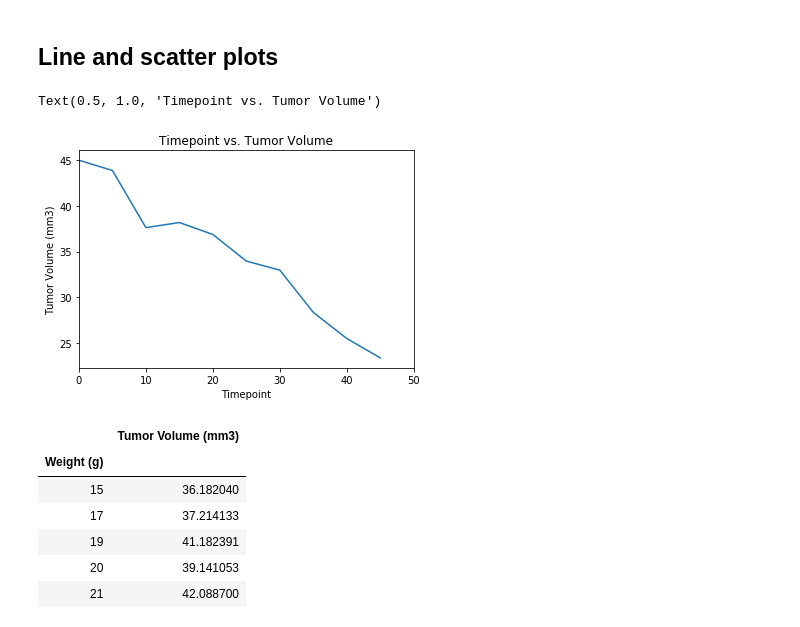
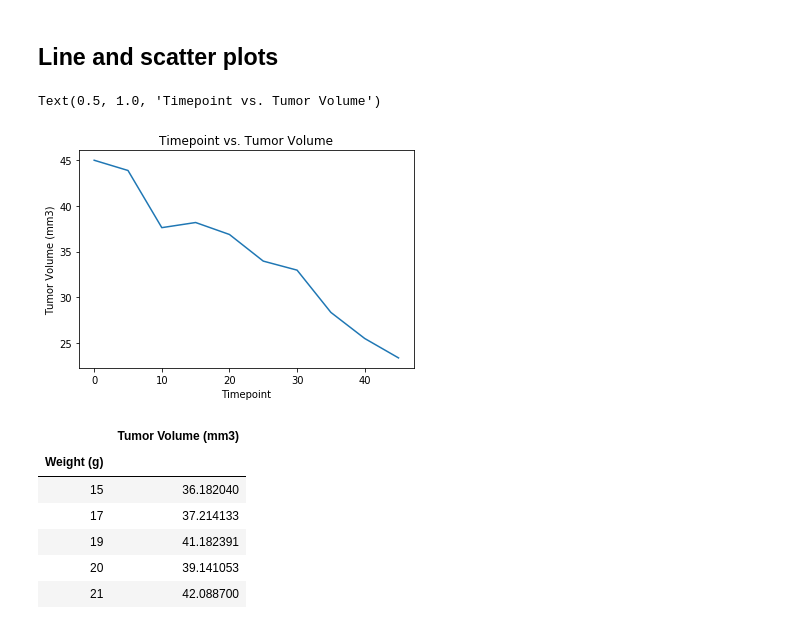
Before and after one commit to djbailey20/Homework, a Jupyter notebook: Week 5/Pymaceuticals/pymaceuticals_starter.ipynb, the cells around one changed output. Saved outputs shown, nothing was run; the diff lists cells and outputs as text; code cells hidden in the pictures.

```diff
--- a/Week 5/Pymaceuticals/pymaceuticals_starter.ipynb
+++ b/Week 5/Pymaceuticals/pymaceuticals_starter.ipynb
@@ -172,15 +181,15 @@ ax.set_xticklabels(boxes.keys())
 # %%
 # Generate a line plot of time point versus tumor volume for a mouse treated with Capomulin
 capomulin=fulldata.loc[(fulldata["Drug Regimen"]=="Capomulin") & (fulldata["Mouse ID"]=="s185"),["Timepoint","Tumor Volume (mm3)"]]
 capomulin.head()
 plt.plot(capomulin["Timepoint"],capomulin["Tumor Volume (mm3)"])
-plt.xlim(0,50)
+
 plt.xlabel("Timepoint")
 plt.ylabel("Tumor Volume (mm3)")
 plt.title("Timepoint vs. Tumor Volume")
 # %% [output]
 Text(0.5, 1.0, 'Timepoint vs. Tumor Volume')
-[figure, old version]
+[figure, new version]
 # %%
 # Generate a scatter plot of mouse weight versus average tumor volume for the Capomulin regimen
 capomulin=fulldata.loc[fulldata["Drug Regimen"]=="Capomulin",["Weight (g)","Tumor Volume (mm3)"]]
```
Also changed, not shown: parts of 4 cells of this notebook.
